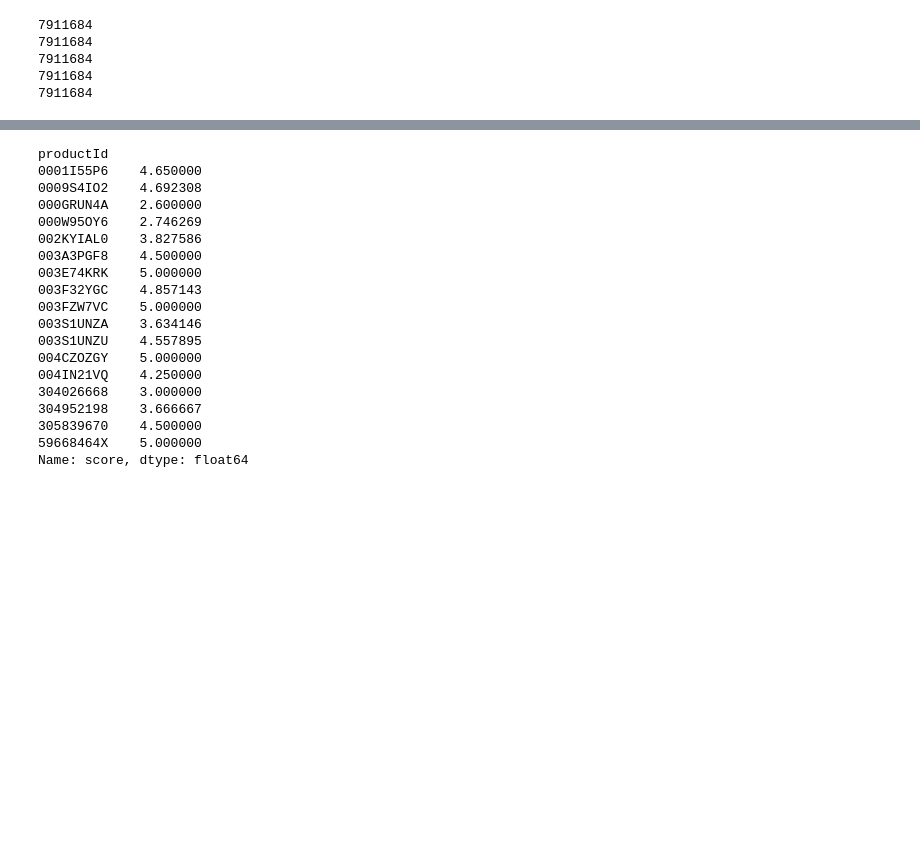
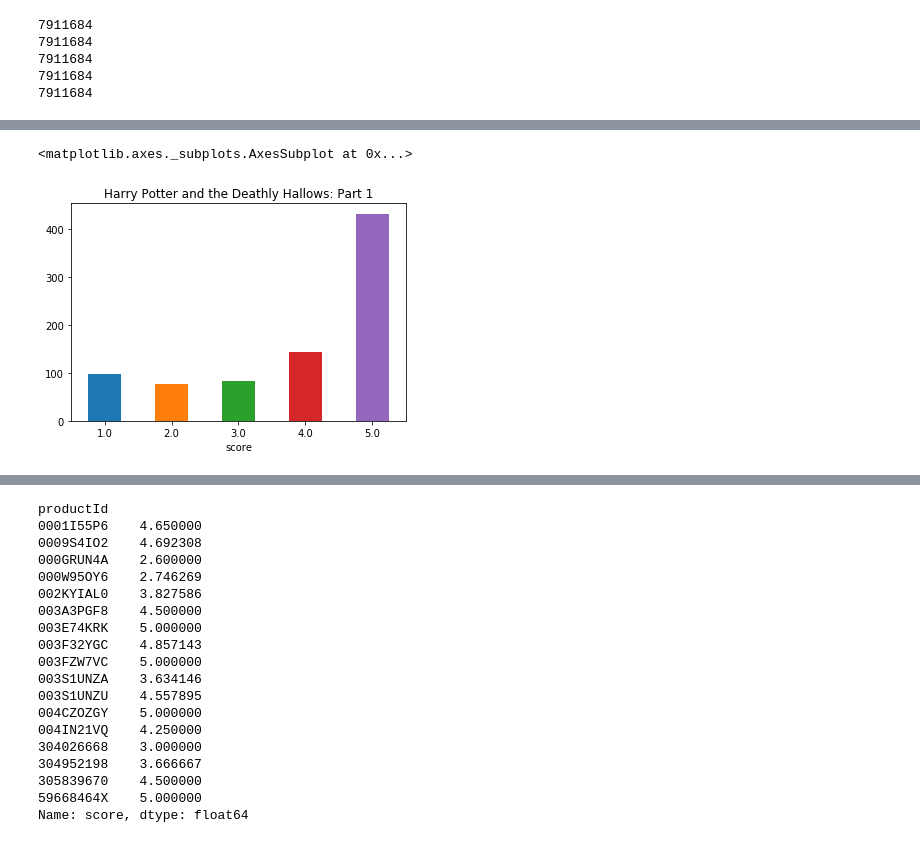
Before and after one commit to trangtran72/CS585_FinalProject, a Jupyter notebook: Final_Project.ipynb, the cells around one changed output, grey strips where cells are left out. Cells and saved outputs as stored; diff of their text form; code cells hidden in the pictures; blank space fills up the shorter version.

```diff
--- a/Final_Project.ipynb
+++ b/Final_Project.ipynb
@@ -58,0 +121,6 @@ to_csv = df.to_csv ('dataframe.csv', index = None, header=True) #Don't forget to
+# %%
+temp=new_df[new_df['movie_title']=='Harry Potter 7'].groupby('score')['score'].count()
+temp.plot.bar(x='score',rot=0, title='Harry Potter and the Deathly Hallows: Part 1')
+# %% [output]
+<matplotlib.axes._subplots.AxesSubplot at 0x...>
+[figure, added]
```
Also changed, not shown: parts of 24 cells of this notebook.
